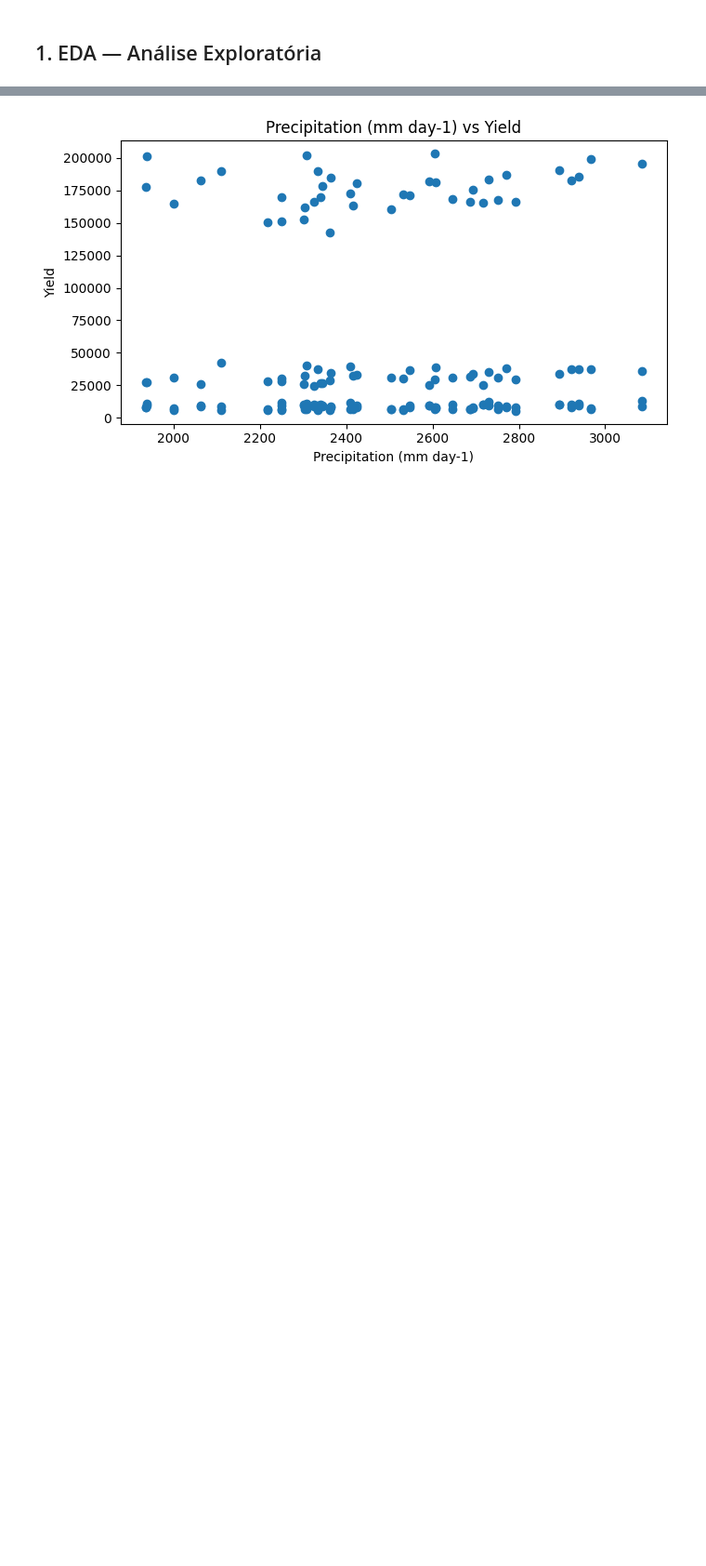
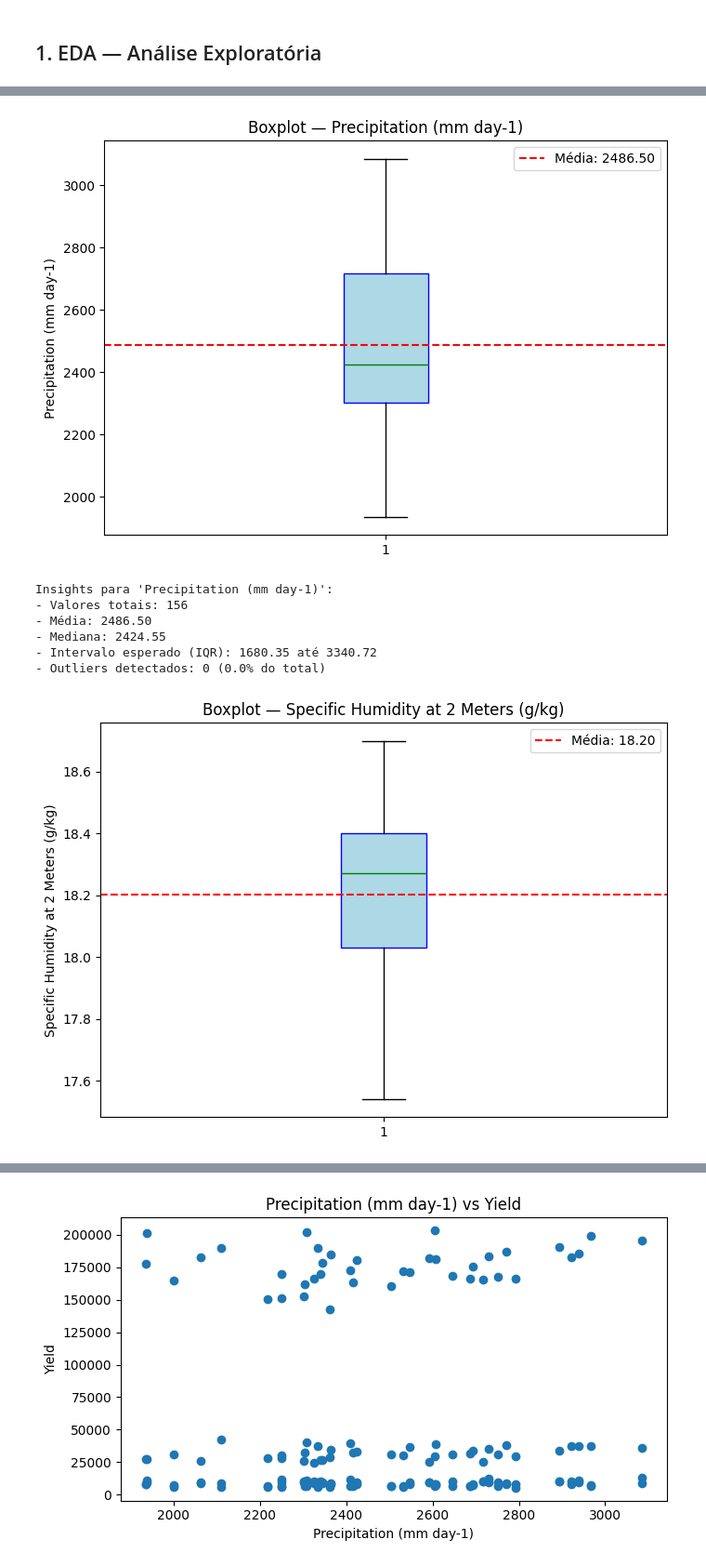
Before and after one commit to TeamFiapAI/FASE-5---CAP-1-FARM-TECH, a Jupyter notebook: ViniciusBurchertVilasBoas_RM565395_pbl_fase4.ipynb, the cells around one changed output, grey strips where cells are left out. Shown at 93% size. Cells and saved outputs as stored; diff of their text form; code cells hidden in the pictures; blank space fills up the shorter version.

```diff
--- a/ViniciusBurchertVilasBoas_RM565395_pbl_fase4.ipynb
+++ b/ViniciusBurchertVilasBoas_RM565395_pbl_fase4.ipynb
@@ -148,0 +146,53 @@ corr
+# %%
+for col in numeric_cols:
+    data = df[col].dropna()
+
+    # Estatísticas básicas
+    q1, q3 = np.percentile(data, [25, 75])
+    iqr = q3 - q1
+    lower_bound = q1 - 1.5 * iqr
+    upper_bound = q3 + 1.5 * iqr
+    outliers = data[(data < lower_bound) | (data > upper_bound)]
+
+    # Plot do boxplot
+    plt.figure(figsize=(7,5))
+    plt.boxplot(
+        data,
+        vert=True,
+        patch_artist=True,
+        boxprops=dict(facecolor="lightblue", color="blue"),
+        medianprops=dict(color="green"),
+        flierprops=dict(marker='o', markerfacecolor='red', markersize=6, linestyle='none')
+    )
+    plt.title(f"Boxplot — {col}")
+    plt.ylabel(col)
+    plt.axhline(np.mean(data), color='red', linestyle='--', label=f"Média: {np.mean(data):.2f}")
+    plt.legend()
+    plt.tight_layout()
+
+    # Salvar figura
+    filename = f"box_{col.replace(' ', '_').replace('(', '').replace(')', '').replace('/', '_')}.png"
+    plt.savefig(os.path.join(BASE_DIR, filename))
+    plt.show()
+
+    # Exibir insights de forma simples e clara
+    print(f"\nInsights para '{col}':")
+    print(f"- Valores totais: {len(data)}")
+    print(f"- Média: {np.mean(data):.2f}")
+    print(f"- Mediana: {np.median(data):.2f}")
+    print(f"- Intervalo esperado (IQR): {lower_bound:.2f} até {upper_bound:.2f}")
+    print(f"- Outliers detectados: {len(outliers)} ({100*len(outliers)/len(data):.1f}% do total)")
+
+    if len(outliers) > 0:
+        print(f"Outliers podem distorcer a análise. Sugestões:")
+        print(f"1- Verificar se são erros de medição e, se necessário, remover.")
+        print(f"2- Se válidos, considerar log-transformação ou análise separada.")
+# %% [output]
+[figure, added]
+Insights para 'Precipitation (mm day-1)':
+- Valores totais: 156
+- Média: 2486.50
+- Mediana: 2424.55
+- Intervalo esperado (IQR): 1680.35 até 3340.72
+- Outliers detectados: 0 (0.0% do total)
+[figure, added]
```
Also changed, not shown: parts of 9 cells of this notebook.
